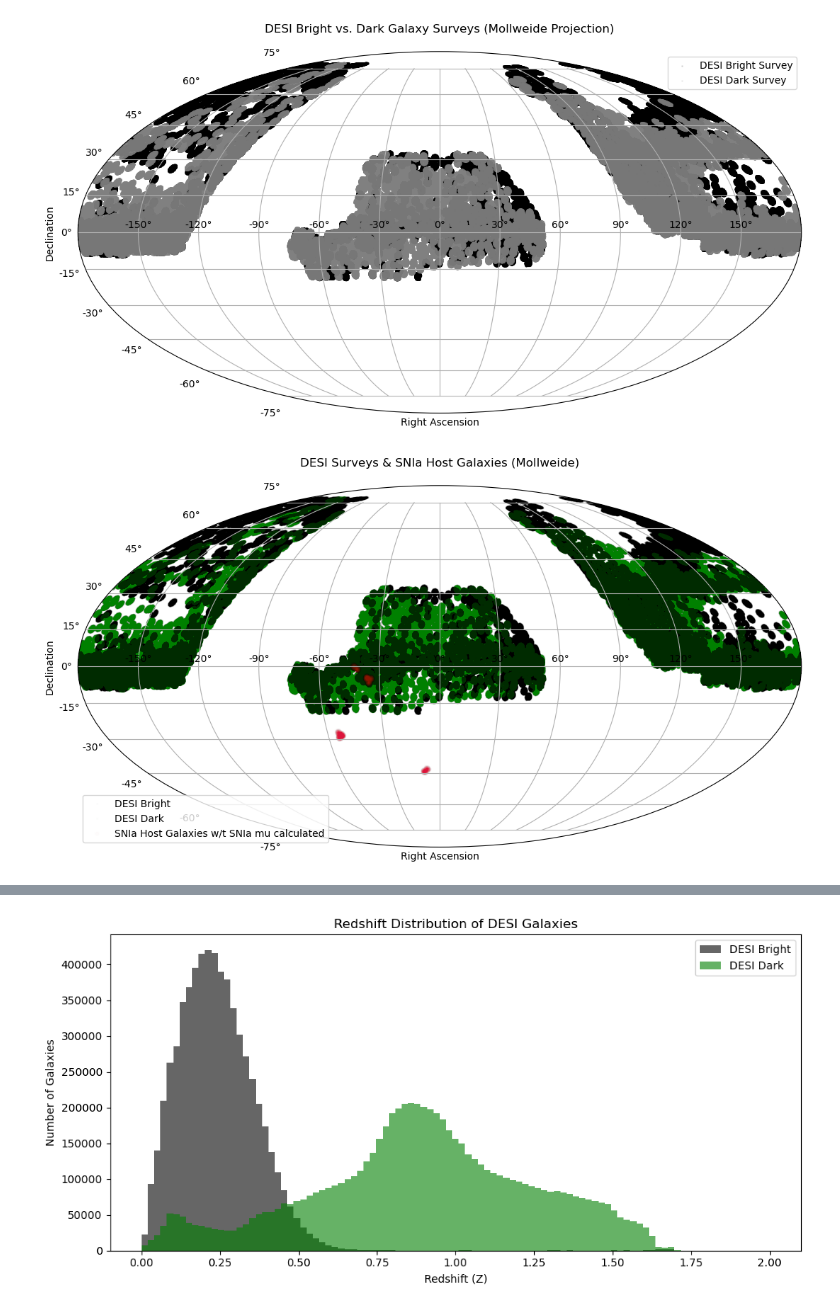
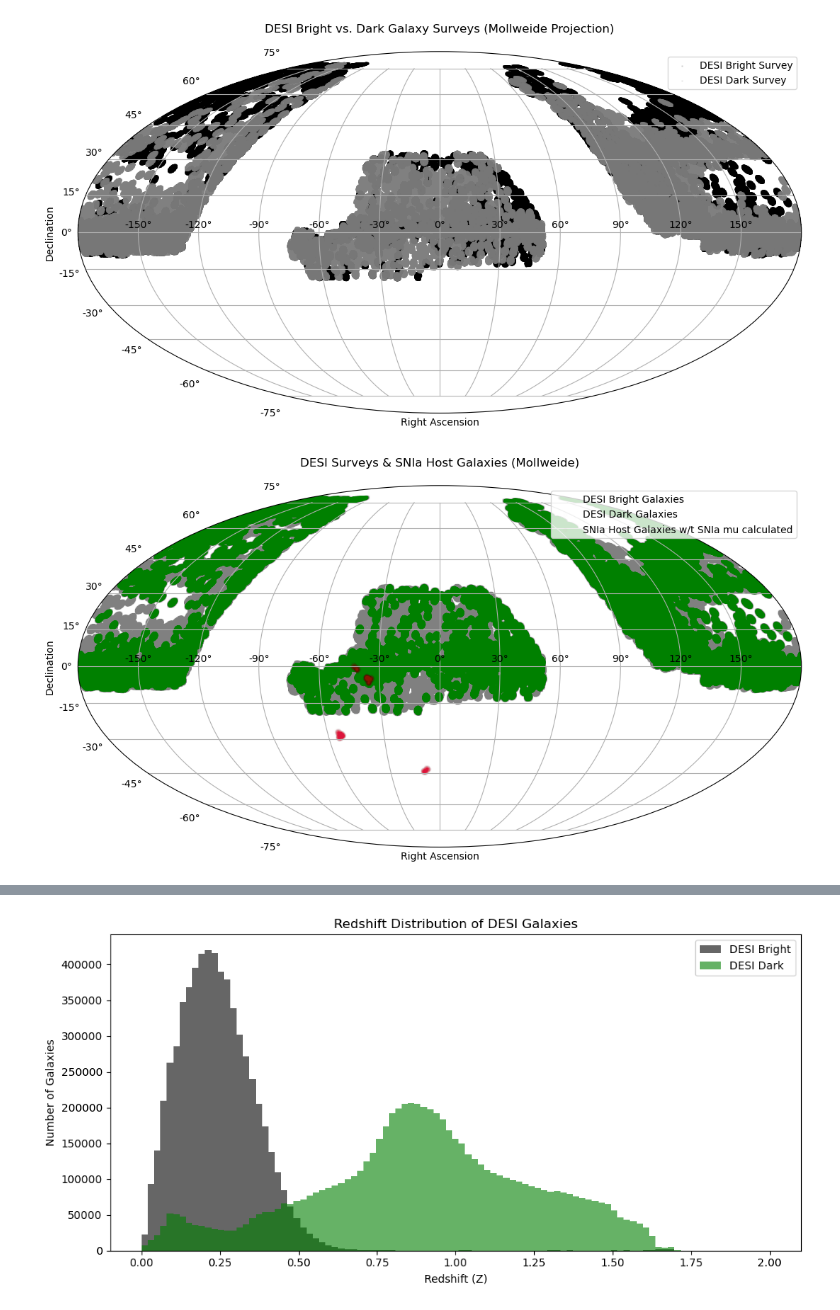
Before and after one commit to chernya4/first_paper, a Jupyter notebook: DES5YR_DESI_deliverable.ipynb, the cells around one changed output, grey strips where cells are left out. Cells and saved outputs as stored; diff of their text form; code cells hidden in the pictures.

```diff
--- a/DES5YR_DESI_deliverable.ipynb
+++ b/DES5YR_DESI_deliverable.ipynb
@@ -114,36 +114,36 @@ def prepare_coords(ra_deg, dec_deg):
     return -ra, dec
 
 # === Load DESI Bright ===
-bright = Table.read("DES5YR_DESI_match_data/desi_galaxy_metadata.fits")
+bright = Table.read("desi_galaxy_metadata.fits")
 ra_bright, dec_bright = prepare_coords(bright['RA'], bright['DEC'])
 
 # === Load DESI Dark ===
-dark = Table.read("DES5YR_DESI_match_data/desi_galaxy_metadata_dark.fits")
+dark = Table.read("desi_galaxy_metadata_dark.fits")
 ra_dark, dec_dark = prepare_coords(dark['RA'], dark['DEC'])
 
 # === Load SNIa Metadata CSV ===
 sn_df = pd.read_csv("DES-SN5YR-1.2/4_DISTANCES_COVMAT/DES-SN5YR_HD+MetaData.csv")  # UPDATE with real path
 
 # Filter out invalid host coordinates
 valid_hosts = (sn_df['HOST_RA'] != -999) & (sn_df['HOST_DEC'] != -999)
 host_ra = sn_df.loc[valid_hosts, 'HOST_RA'].values
 host_dec = sn_df.loc[valid_hosts, 'HOST_DEC'].values
 ra_host, dec_host = prepare_coords(host_ra, host_dec)
 
 # === Plot all ===
 plt.figure(figsize=(13, 6))
 ax = plt.subplot(111, projection='mollweide')
 
-ax.scatter(ra_bright, dec_bright, s=1, alpha=0.01, color='black', label='DESI Bright')
-ax.scatter(ra_dark, dec_dark, s=1, alpha=0.01, color='green', label='DESI Dark')
+ax.scatter(ra_bright, dec_bright, s=10, alpha=0.002, color='green', label='DESI Bright Galaxies')
+ax.scatter(ra_dark, dec_dark, s=10, alpha=0.005, color='gray', label='DESI Dark Galaxies')
 ax.scatter(ra_host, dec_host, s=10, alpha=0.01, color='crimson', label='SNIa Host Galaxies w/t SNIa mu calculated')
 
 ax.set_title('DESI Surveys & SNIa Host Galaxies (Mollweide)', pad=20)
 ax.set_xlabel('Right Ascension')
 ax.set_ylabel('Declination')
 ax.grid(True)
-ax.legend(frameon=True)
+ax.legend(frameon=True, loc='upper right')
 plt.tight_layout()
 plt.show()
 # %% [output]
-[figure, old version]
+[figure, new version]
```
Also changed, not shown: parts of 2 cells of this notebook.
